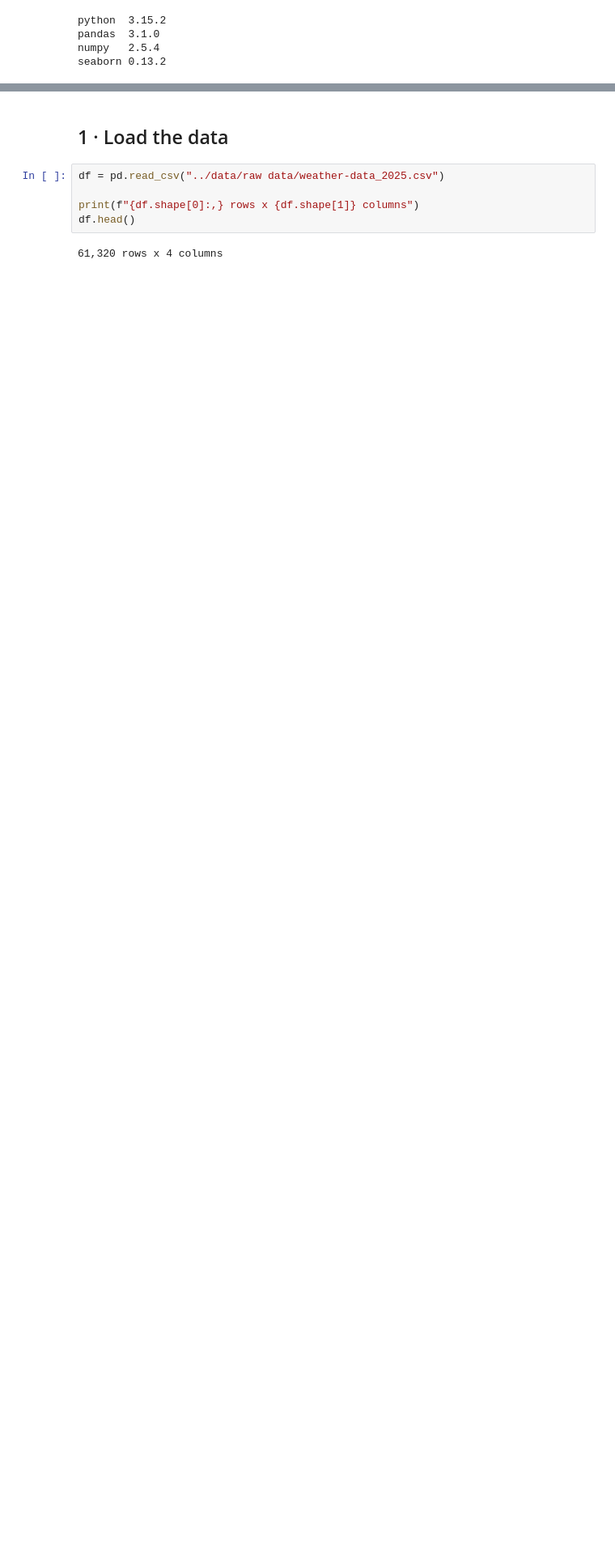
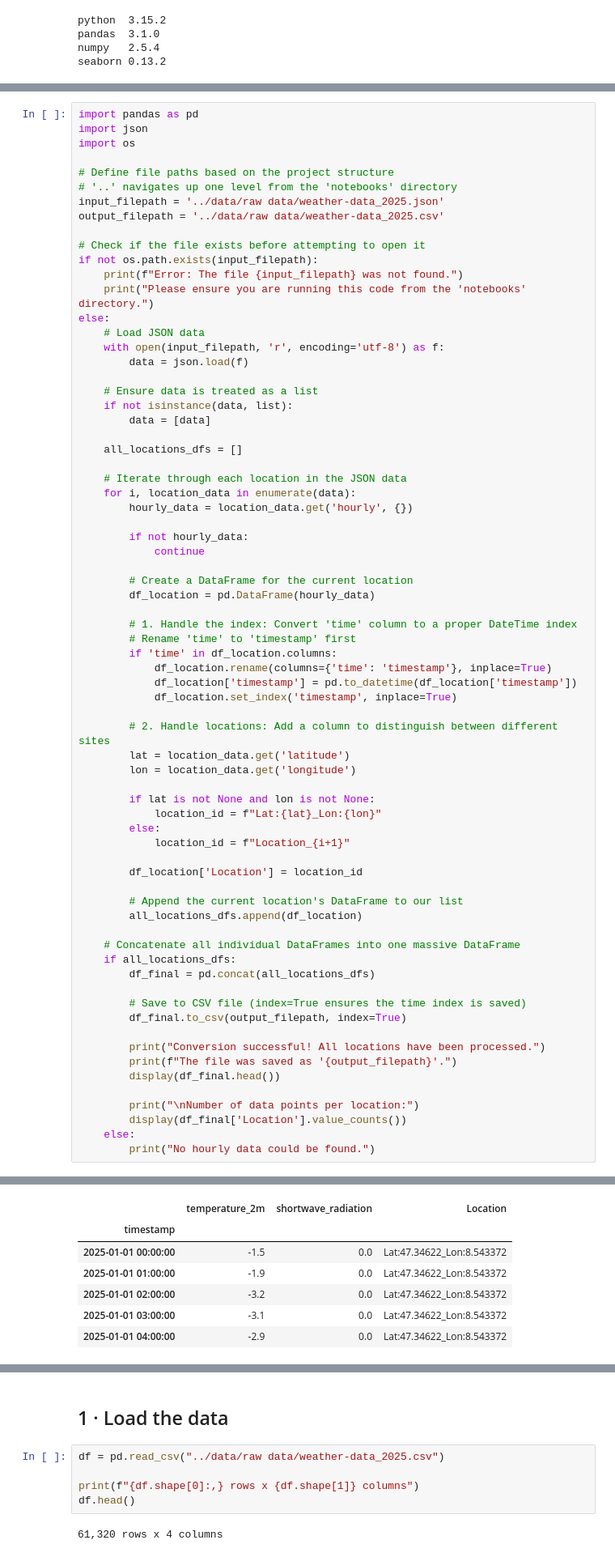
Before and after one commit to Aleksendric-Luka/dspro01_hs26_group-02-, a Jupyter notebook: notebooks/01_data_understanding_weather.ipynb, the cells around one changed output, grey strips where cells are left out. Shown at 81% size. Drawn from its saved outputs; the diff is of its cells as text; blank space fills up the shorter version.

```diff
--- a/notebooks/01_data_understanding_weather.ipynb
+++ b/notebooks/01_data_understanding_weather.ipynb
@@ -38,0 +42,72 @@ seaborn 0.13.2
+# %%
+import pandas as pd
+import json
+import os
+
+# Define file paths based on the project structure
+# '..' navigates up one level from the 'notebooks' directory
+input_filepath = '../data/raw data/weather-data_2025.json'
+output_filepath = '../data/raw data/weather-data_2025.csv'
+
+# Check if the file exists before attempting to open it
+if not os.path.exists(input_filepath):
+    print(f"Error: The file {input_filepath} was not found.")
+    print("Please ensure you are running this code from the 'notebooks' directory.")
+else:
+    # Load JSON data
+    with open(input_filepath, 'r', encoding='utf-8') as f:
+        data = json.load(f)
+
+    # Ensure data is treated as a list
+    if not isinstance(data, list):
+        data = [data]
+
+    all_locations_dfs = []
+
+    # Iterate through each location in the JSON data
+    for i, location_data in enumerate(data):
+        hourly_data = location_data.get('hourly', {})
+
+        if not hourly_data:
+            continue
+
+        # Create a DataFrame for the current location
+        df_location = pd.DataFrame(hourly_data)
+
+        # 1. Handle the index: Convert 'time' column to a proper DateTime index
+        # Rename 'time' to 'timestamp' first
+        if 'time' in df_location.columns:
+            df_location.rename(columns={'time': 'timestamp'}, inplace=True)
+            df_location['timestamp'] = pd.to_datetime(df_location['timestamp'])
+            df_location.set_index('timestamp', inplace=True)
+
+        # 2. Handle locations: Add a column to distinguish between different sites
+        lat = location_data.get('latitude')
+        lon = location_data.get('longitude')
+
+        if lat is not None and lon is not None:
+            location_id = f"Lat:{lat}_Lon:{lon}"
+        else:
+            location_id = f"Location_{i+1}"
+
+        df_location['Location'] = location_id
+
+        # Append the current location's DataFrame to our list
+        all_locations_dfs.append(df_location)
+
+    # Concatenate all individual DataFrames into one massive DataFrame
+    if all_locations_dfs:
+        df_final = pd.concat(all_locations_dfs)
+
+        # Save to CSV file (index=True ensures the time index is saved)
+        df_final.to_csv(output_filepath, index=True)
+
+        print("Conversion successful! All locations have been processed.")
+        print(f"The file was saved as '{output_filepath}'.")
+        display(df_final.head())
+
+        print("\nNumber of data points per location:")
+        display(df_final['Location'].value_counts())
+    else:
+        print("No hourly data could be found.")
+# %% [output]
@@ -38,0 +133,7 @@ seaborn 0.13.2
+|  | temperature_2m | shortwave_radiation | Location |
+| timestamp |  |  |  |
+| 2025-01-01 00:00:00 | -1.5 | 0.0 | Lat:47.34622_Lon:8.543372 |
+| 2025-01-01 01:00:00 | -1.9 | 0.0 | Lat:47.34622_Lon:8.543372 |
+| 2025-01-01 02:00:00 | -3.2 | 0.0 | Lat:47.34622_Lon:8.543372 |
+| 2025-01-01 03:00:00 | -3.1 | 0.0 | Lat:47.34622_Lon:8.543372 |
+| 2025-01-01 04:00:00 | -2.9 | 0.0 | Lat:47.34622_Lon:8.543372 |
```
Also changed, not shown: parts of 6 cells of this notebook, 9 other files.
